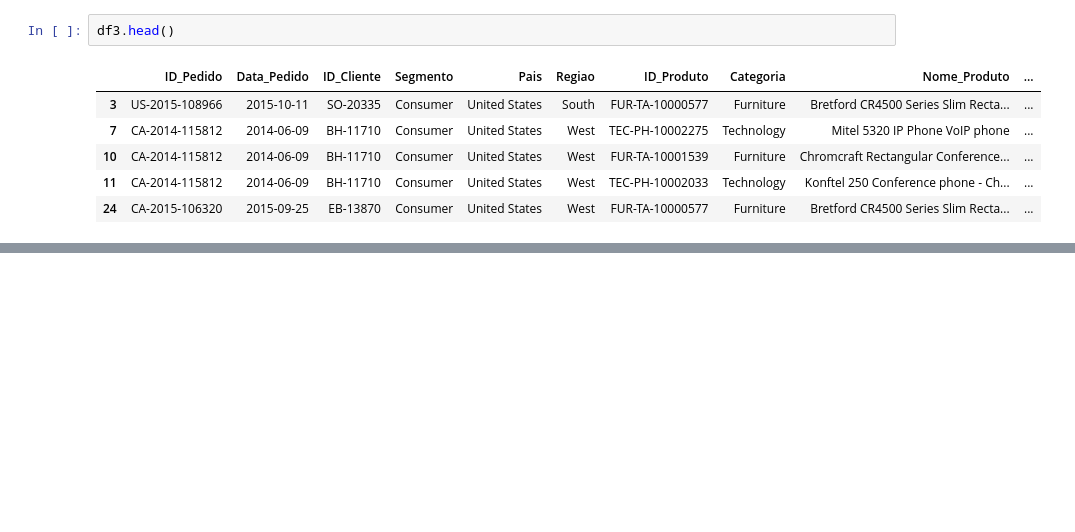
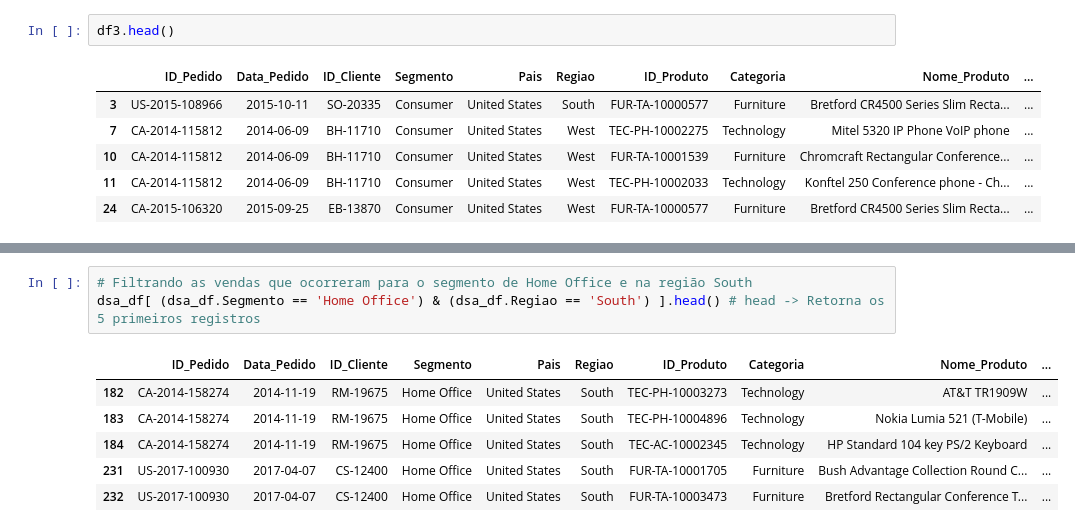
Before and after one commit to GChandrone/PythonDSA, a Jupyter notebook: Cap10/DSA-Python-Cap10-Pandas.ipynb, the cells around one changed output, grey strips where cells are left out. Saved outputs shown, nothing was run; the diff lists cells and outputs as text; blank space fills up the shorter version.

Commit message:
Operadores Lógicos Para Manipulação de Dados com Pandas

```diff
--- a/Cap10/DSA-Python-Cap10-Pandas.ipynb
+++ b/Cap10/DSA-Python-Cap10-Pandas.ipynb
@@ -451,0 +460,10 @@ dsa_df[dsa_df['Quantidade'].isin([5,7,9,11])][:10]
+# %%
+# Filtrando as vendas que ocorreram para o segmento de Home Office e na região South
+dsa_df[ (dsa_df.Segmento == 'Home Office') & (dsa_df.Regiao == 'South') ].head() # head -> Retorna os 5 primeiros registros
+# %% [output]
+|  | ID_Pedido | Data_Pedido | ID_Cliente | Segmento | Pais | Regiao | ID_Produto | Categoria | Nome_Produto | ... |
+| 182 | CA-2014-158274 | 2014-11-19 | RM-19675 | Home Office | United States | South | TEC-PH-10003273 | Technology | AT&T TR1909W | ... |
+| 183 | CA-2014-158274 | 2014-11-19 | RM-19675 | Home Office | United States | South | TEC-PH-10004896 | Technology | Nokia Lumia 521 (T-Mobile) | ... |
+| 184 | CA-2014-158274 | 2014-11-19 | RM-19675 | Home Office | United States | South | TEC-AC-10002345 | Technology | HP Standard 104 key PS/2 Keyboard | ... |
+| 231 | US-2017-100930 | 2017-04-07 | CS-12400 | Home Office | United States | South | FUR-TA-10001705 | Furniture | Bush Advantage Collection Round C... | ... |
+| 232 | US-2017-100930 | 2017-04-07 | CS-12400 | Home Office | United States | South | FUR-TA-10003473 | Furniture | Bretford Rectangular Conference T... | ... |
```
Also changed, not shown: parts of 16 cells of this notebook.
